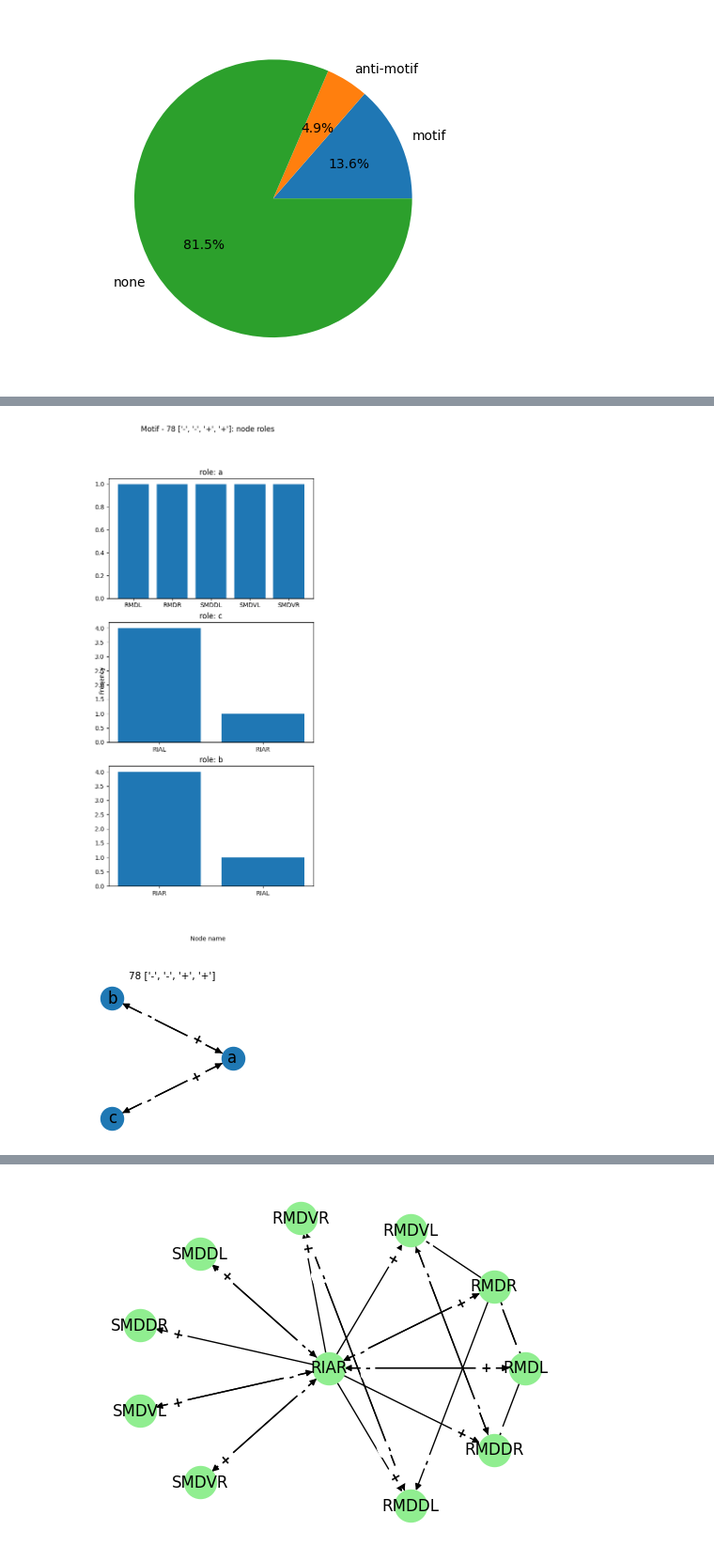
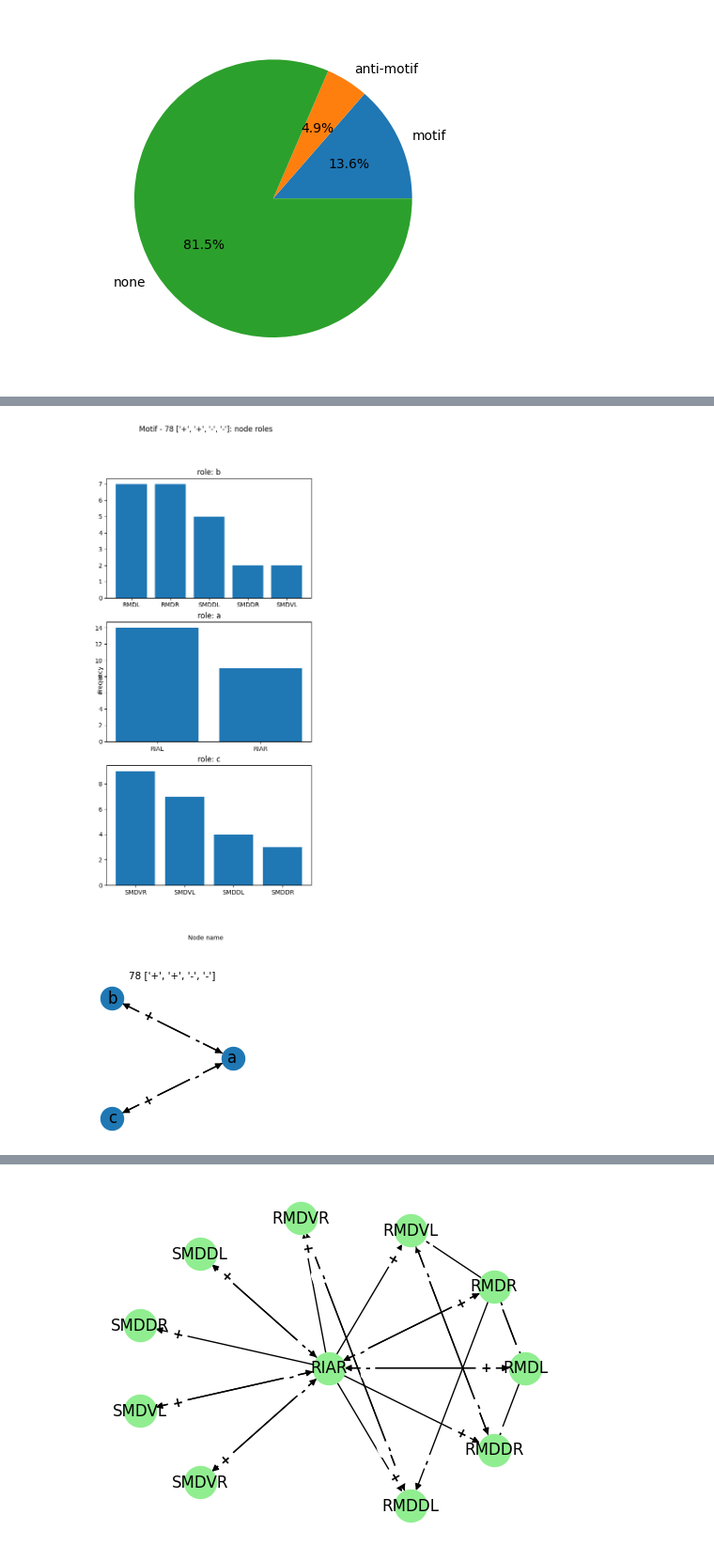
Before and after one commit to deangeckt/network_motifs, a Jupyter notebook: post_motif_analysis/motif_analysis.ipynb, the cells around one changed output, grey strips where cells are left out. Shown at 94% size. Drawn from its saved outputs; the diff is of its cells as text; code cells hidden in the pictures.

```diff
--- a/post_motif_analysis/motif_analysis.ipynb
+++ b/post_motif_analysis/motif_analysis.ipynb
@@ -393,10 +407,16 @@ none: 413/452
 # %%
 motif_ = motifs[78]
+# cmpx m10
 # polarity = ['complex', '-', 'complex', '+']
-polarity = ['-', '-', '+','+']
+
+#cmpx m5
+polarity = ['+', '+', '-', '-']
+
+
+# polarity = ['-', '-', '+','+']
 pol_idx = get_polarity_index(motif_, polarity)
 plot_motif_roles(motif_.polarity_motifs[pol_idx], top=6)
 # %% [output]
-[figure, old version]
+[figure, new version]
-[figure, old version]
+[figure, new version]
 # %%
```
Also changed, not shown: parts of 16 cells of this notebook, 3 other files.
